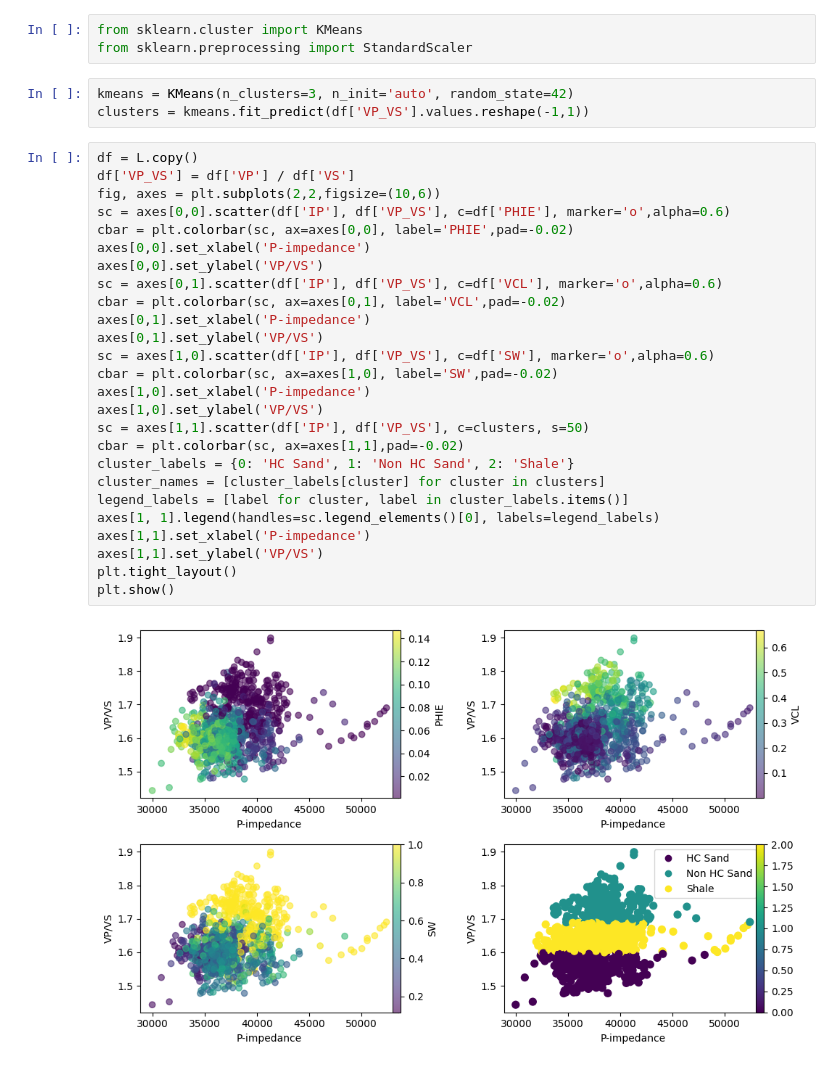
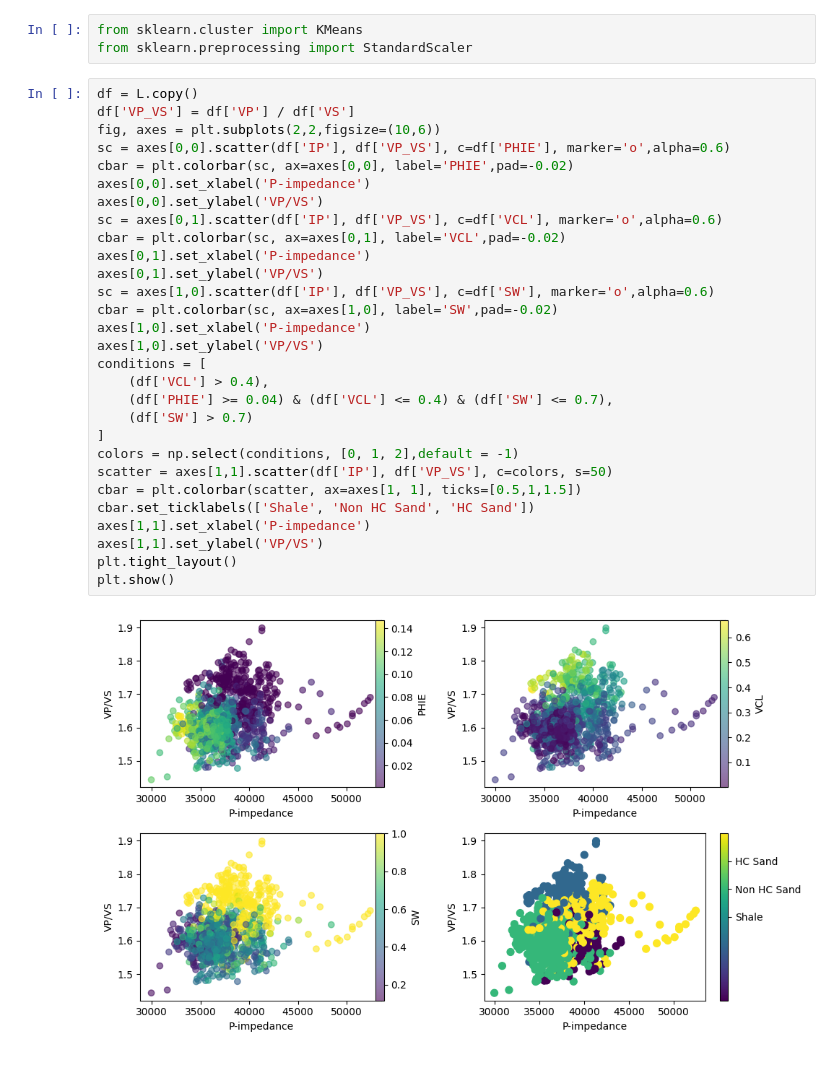
Before and after one commit to rajsahu2004/Rock-Physics-Project, a Jupyter notebook: code.ipynb, the cells around one changed output. Cells and saved outputs as stored; diff of their text form.

```diff
--- a/code.ipynb
+++ b/code.ipynb
@@ -229,34 +230,34 @@ plotlog(L, 0.3, 0.5)
 # %%
 from sklearn.cluster import KMeans
 from sklearn.preprocessing import StandardScaler
-# %%
-kmeans = KMeans(n_clusters=3, n_init='auto', random_state=42)
-clusters = kmeans.fit_predict(df['VP_VS'].values.reshape(-1,1))
 # %%
 df = L.copy()
 df['VP_VS'] = df['VP'] / df['VS']
 fig, axes = plt.subplots(2,2,figsize=(10,6))
 sc = axes[0,0].scatter(df['IP'], df['VP_VS'], c=df['PHIE'], marker='o',alpha=0.6)
 cbar = plt.colorbar(sc, ax=axes[0,0], label='PHIE',pad=-0.02)
 axes[0,0].set_xlabel('P-impedance')
 axes[0,0].set_ylabel('VP/VS')
 sc = axes[0,1].scatter(df['IP'], df['VP_VS'], c=df['VCL'], marker='o',alpha=0.6)
 cbar = plt.colorbar(sc, ax=axes[0,1], label='VCL',pad=-0.02)
 axes[0,1].set_xlabel('P-impedance')
 axes[0,1].set_ylabel('VP/VS')
 sc = axes[1,0].scatter(df['IP'], df['VP_VS'], c=df['SW'], marker='o',alpha=0.6)
 cbar = plt.colorbar(sc, ax=axes[1,0], label='SW',pad=-0.02)
 axes[1,0].set_xlabel('P-impedance')
 axes[1,0].set_ylabel('VP/VS')
-sc = axes[1,1].scatter(df['IP'], df['VP_VS'], c=clusters, s=50)
-cbar = plt.colorbar(sc, ax=axes[1,1],pad=-0.02)
-cluster_labels = {0: 'HC Sand', 1: 'Non HC Sand', 2: 'Shale'}
-cluster_names = [cluster_labels[cluster] for cluster in clusters]
-legend_labels = [label for cluster, label in cluster_labels.items()]
-axes[1, 1].legend(handles=sc.legend_elements()[0], labels=legend_labels)
+conditions = [
+    (df['VCL'] > 0.4),
+    (df['PHIE'] >= 0.04) & (df['VCL'] <= 0.4) & (df['SW'] <= 0.7),
+    (df['SW'] > 0.7)
+]
+colors = np.select(conditions, [0, 1, 2],default = -1)
+scatter = axes[1,1].scatter(df['IP'], df['VP_VS'], c=colors, s=50)
+cbar = plt.colorbar(scatter, ax=axes[1, 1], ticks=[0.5,1,1.5])
+cbar.set_ticklabels(['Shale', 'Non HC Sand', 'HC Sand'])
 axes[1,1].set_xlabel('P-impedance')
 axes[1,1].set_ylabel('VP/VS')
 plt.tight_layout()
 plt.show()
 # %% [output]
-[figure, old version]
+[figure, new version]
```
Also changed, not shown: parts of 2 cells of this notebook.
